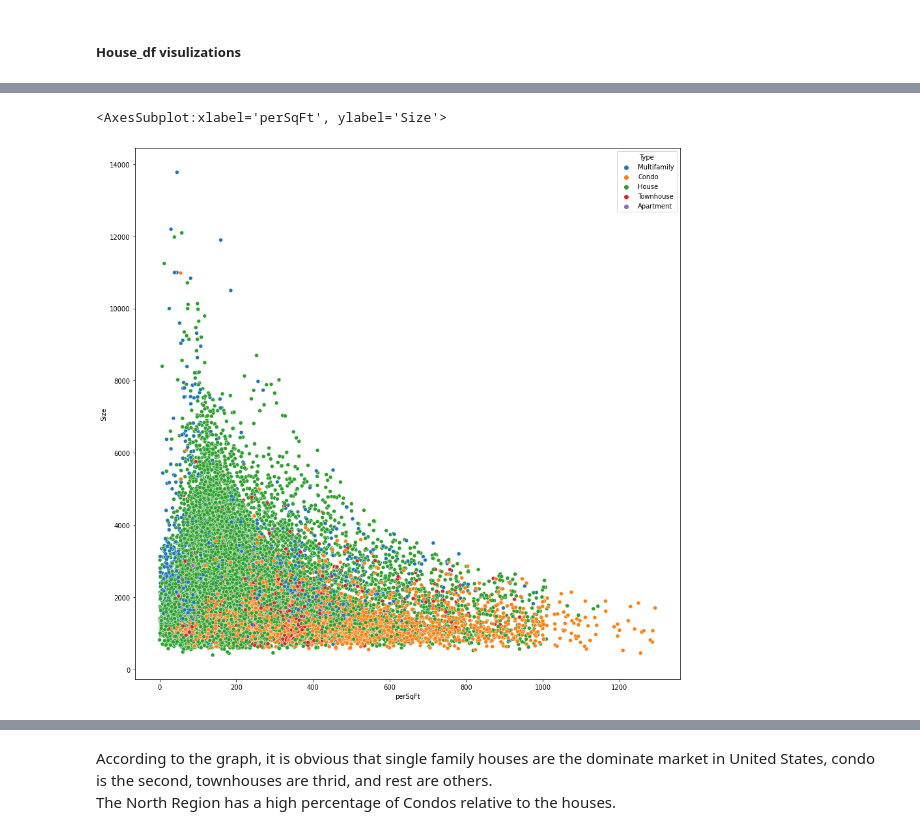
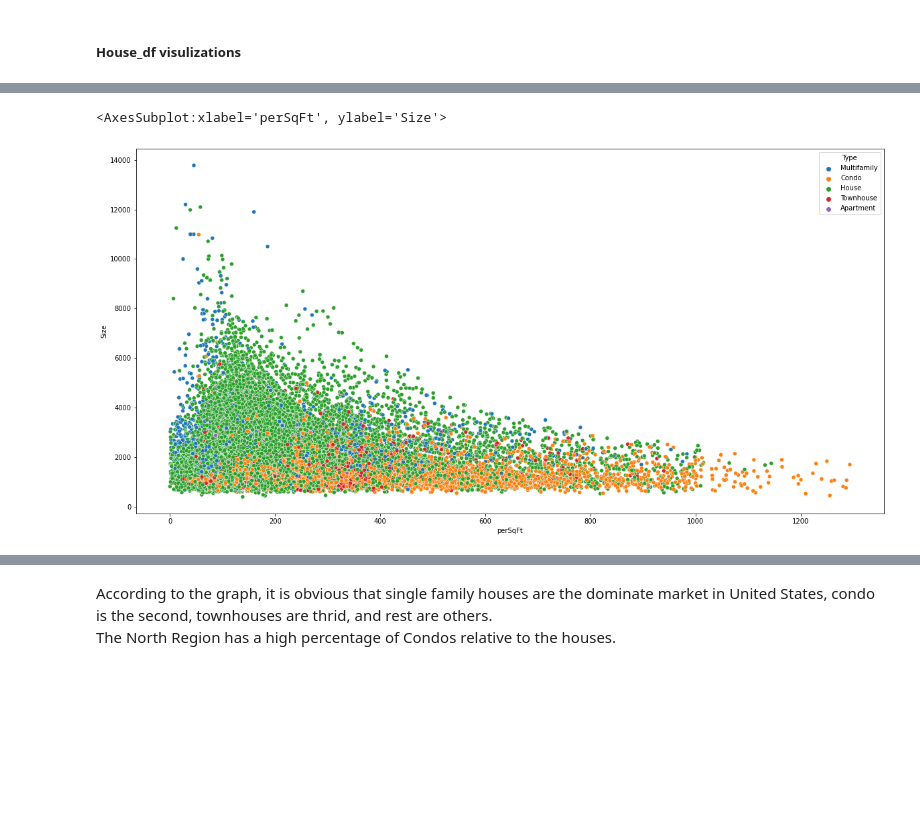
Before and after one commit to StockJanitor/CIS41_Project, a Jupyter notebook: CIS41_Project.ipynb, the cells around one changed output, grey strips where cells are left out. Cells and saved outputs as stored; diff of their text form; code cells hidden in the pictures; blank space fills up the shorter version.

```diff
--- a/CIS41_Project.ipynb
+++ b/CIS41_Project.ipynb
@@ -750,7 +750,7 @@ sns.histplot(data=house_df,x='State',hue='Type',multiple='stack',edgecolor='whit
 # %%
-plt.figure(figsize=(15,15))
+plt.figure(figsize=(20,10))
 sns.scatterplot(data=house_df[house_df.Size < 15000],x='perSqFt',y='Size',hue='Type')
 # %% [output]
 <AxesSubplot:xlabel='perSqFt', ylabel='Size'>
-[figure, old version]
+[figure, new version]
 # %%
```
Also changed, not shown: parts of 7 cells of this notebook, 1 other file.
